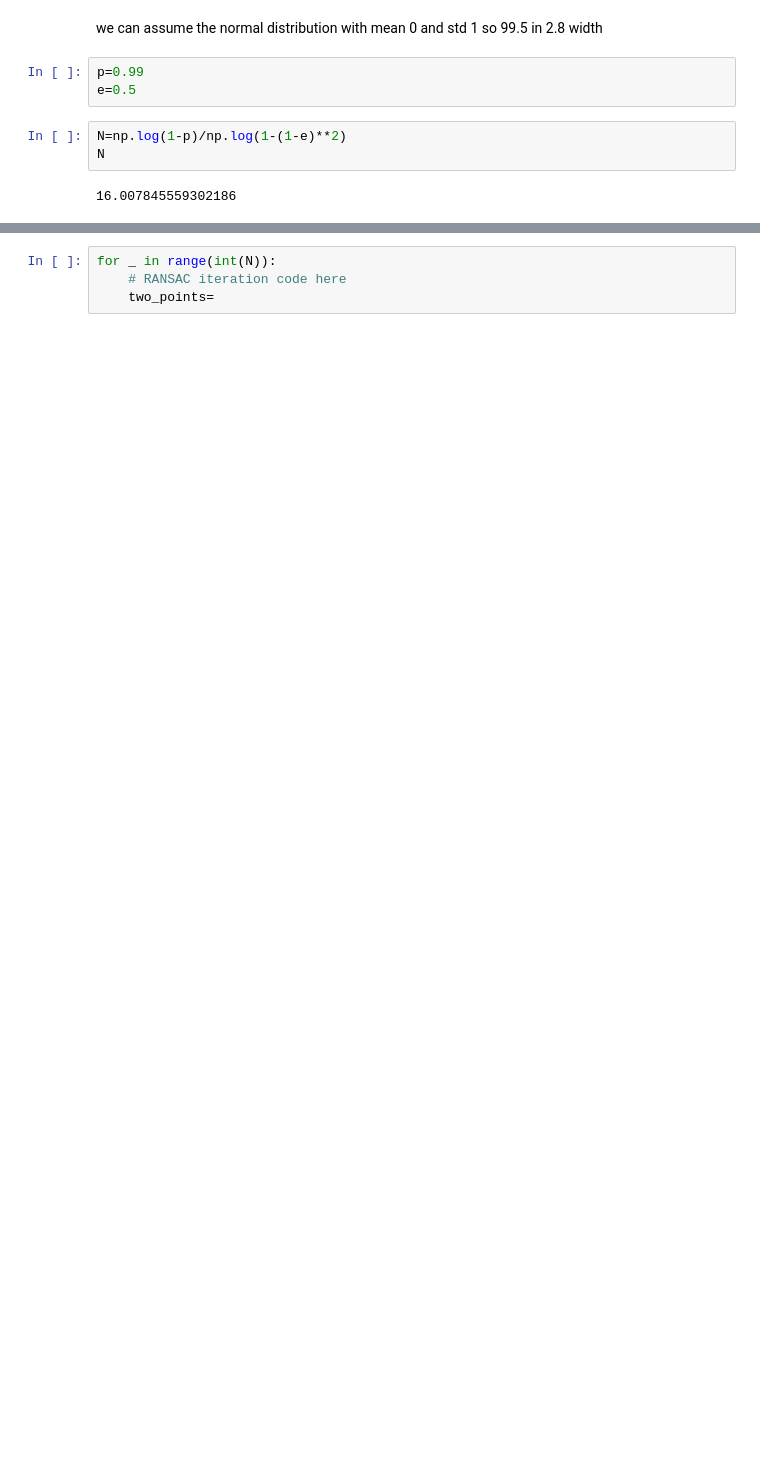
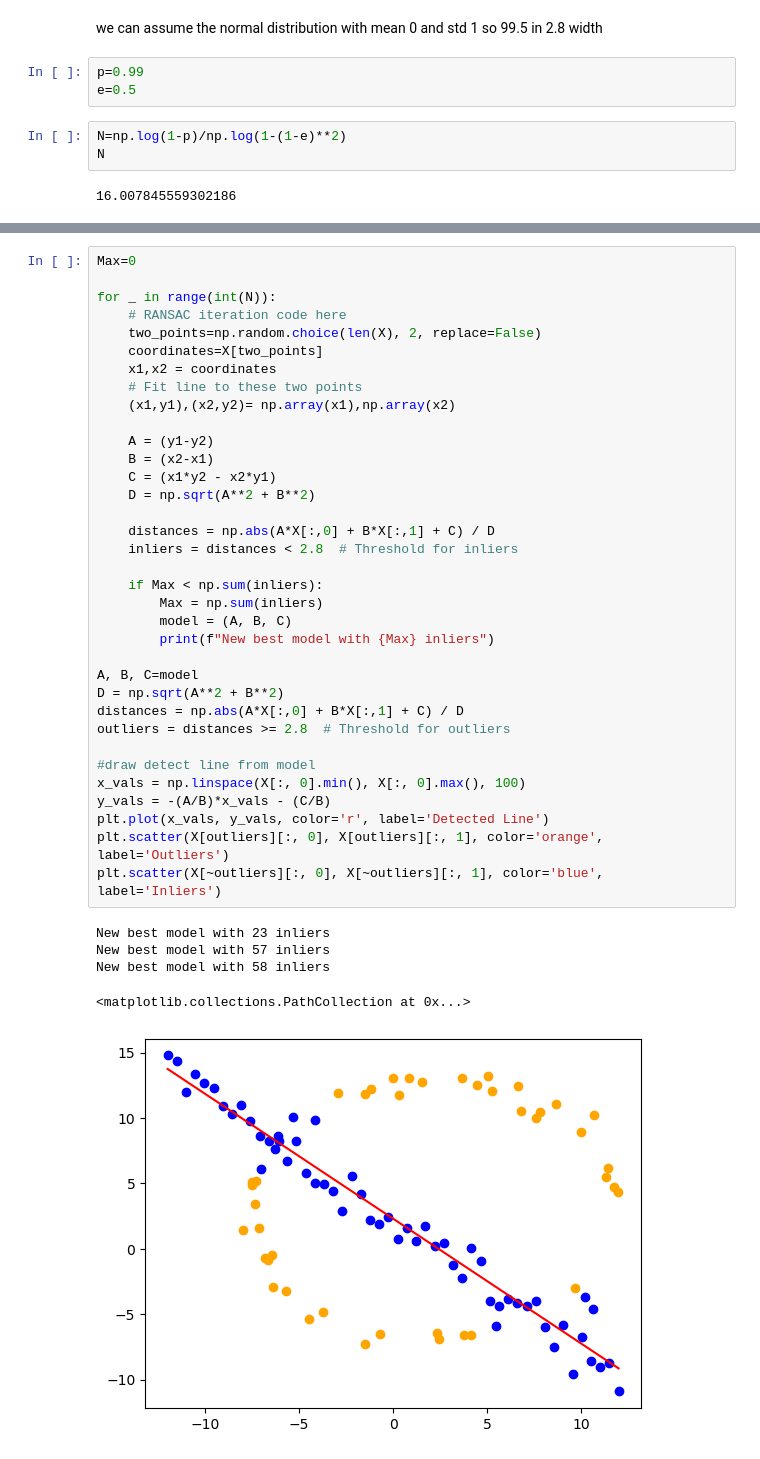
Before and after one commit to praveen2k2/Image_Processing_A, a Jupyter notebook: Assigment_2/assigment2.ipynb, the cells around one changed output, grey strips where cells are left out. Drawn from its saved outputs; the diff is of its cells as text; blank space fills up the shorter version.

```diff
--- a/Assigment_2/assigment2.ipynb
+++ b/Assigment_2/assigment2.ipynb
@@ -214,4 +216,41 @@ len(X)
 # %%
+Max=0
+
 for _ in range(int(N)):
     # RANSAC iteration code here
-    two_points=
+    two_points=np.random.choice(len(X), 2, replace=False)
+    coordinates=X[two_points]
+    x1,x2 = coordinates
+    # Fit line to these two points
+    (x1,y1),(x2,y2)= np.array(x1),np.array(x2)
+
+    A = (y1-y2)
+    B = (x2-x1)
+    C = (x1*y2 - x2*y1)
+    D = np.sqrt(A**2 + B**2)
+
+    distances = np.abs(A*X[:,0] + B*X[:,1] + C) / D
+    inliers = distances < 2.8  # Threshold for inliers
+
+    if Max < np.sum(inliers):
+        Max = np.sum(inliers)
+        model = (A, B, C)
+        print(f"New best model with {Max} inliers")
+
+A, B, C=model
+D = np.sqrt(A**2 + B**2)
+distances = np.abs(A*X[:,0] + B*X[:,1] + C) / D
+outliers = distances >= 2.8  # Threshold for outliers
+
+#draw detect line from model
+x_vals = np.linspace(X[:, 0].min(), X[:, 0].max(), 100)
+y_vals = -(A/B)*x_vals - (C/B)
+plt.plot(x_vals, y_vals, color='r', label='Detected Line')
+plt.scatter(X[outliers][:, 0], X[outliers][:, 1], color='orange', label='Outliers')
+plt.scatter(X[~outliers][:, 0], X[~outliers][:, 1], color='blue', label='Inliers')
+# %% [output]
+New best model with 23 inliers
+New best model with 57 inliers
+New best model with 58 inliers
+<matplotlib.collections.PathCollection at 0x...>
+[figure, added]
```
Also changed, not shown: parts of 4 cells of this notebook.
